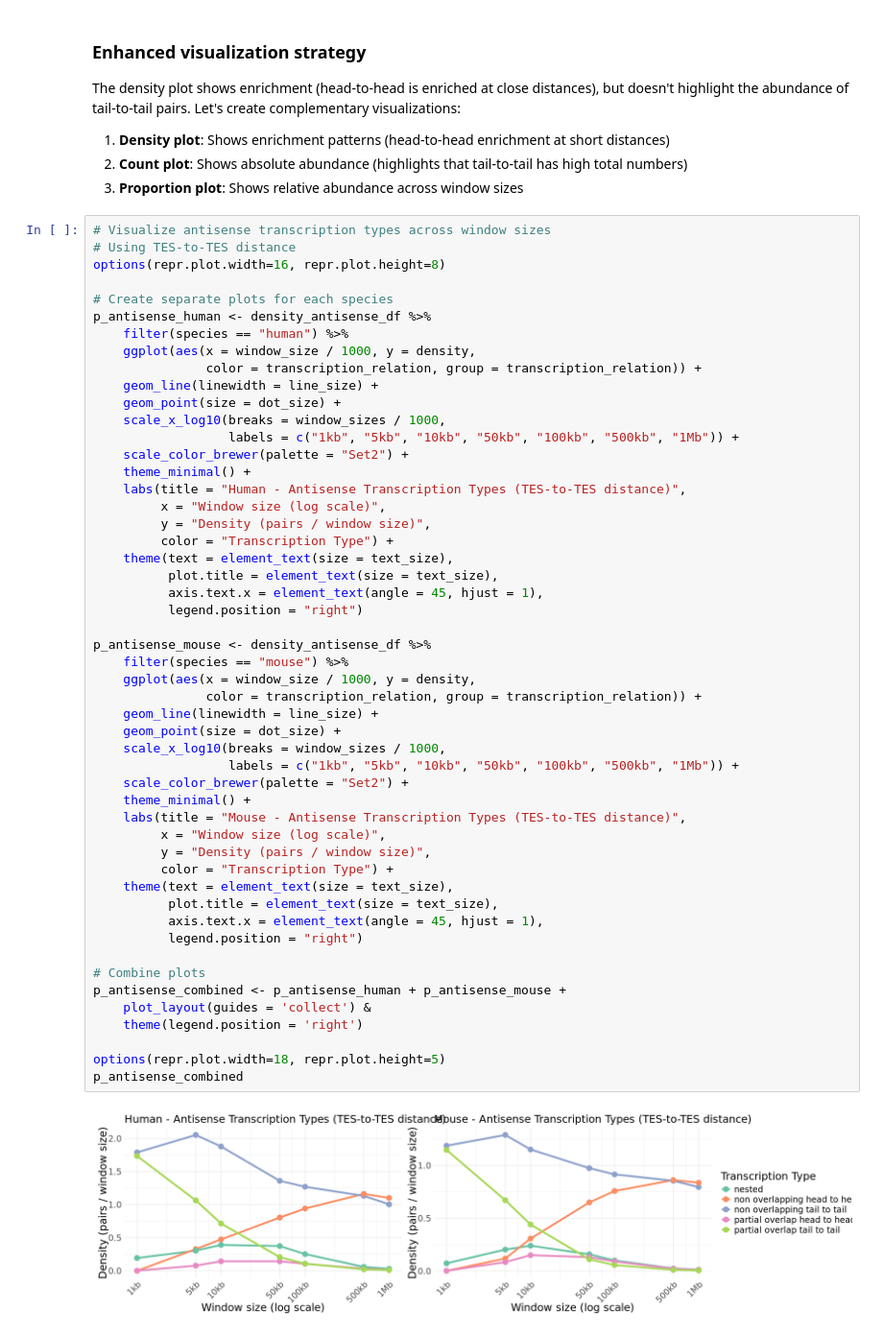
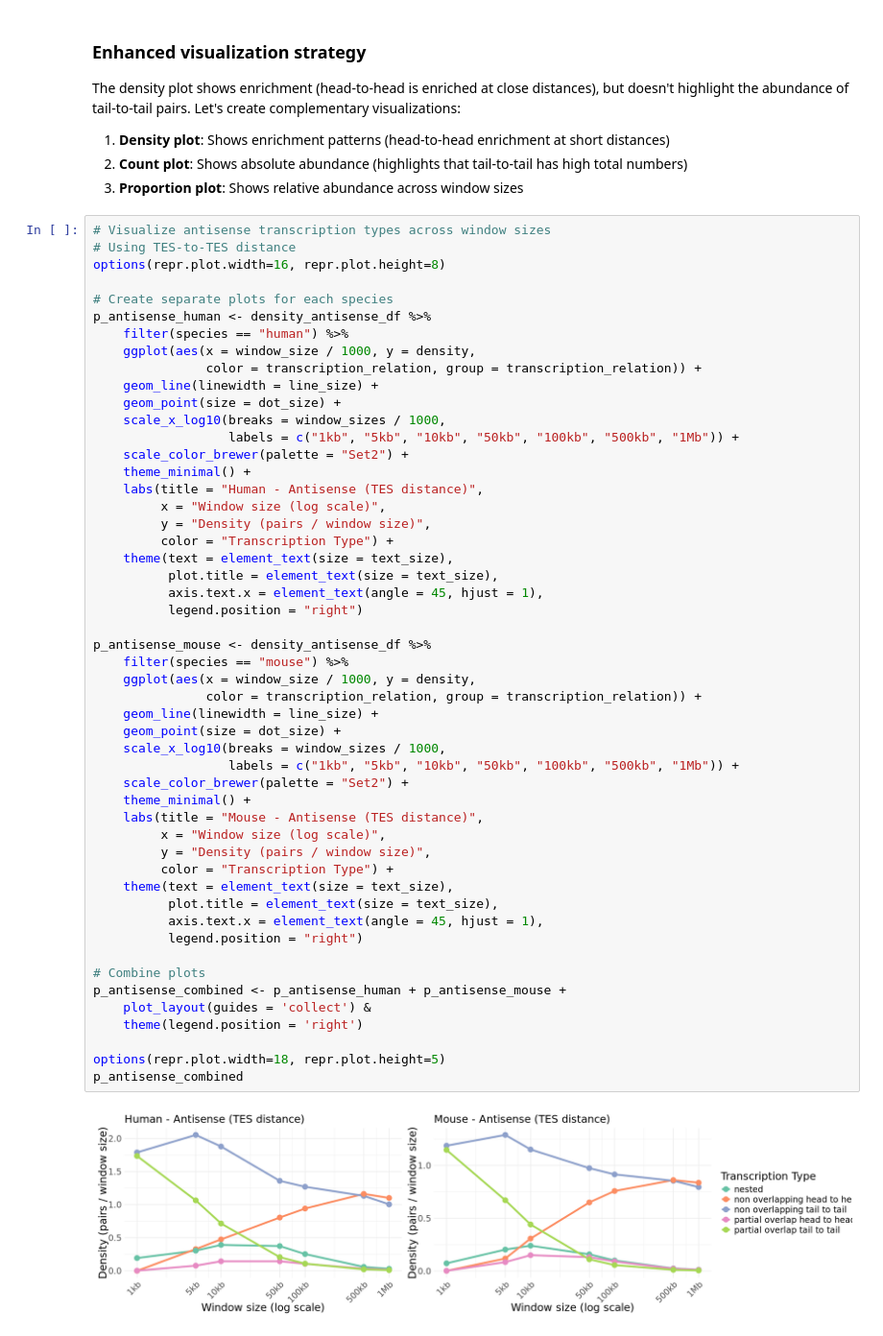
Before and after one commit to MartinLoza/lncRNA_TF_pairs_analysis, a Jupyter notebook: 04_Figure_window_size_and_GO/Analysis_transcription_type/05_Analysis_antisense_transcription_tail_to_tail.ipynb, the cells around one changed output. Shown at 96% size. Saved outputs shown, nothing was run; the diff lists cells and outputs as text.

Commit message:
Update analysis transcription type

```diff
--- a/04_Figure_window_size_and_GO/Analysis_transcription_type/05_Analysis_antisense_transcription_tail_to_tail.ipynb
+++ b/04_Figure_window_size_and_GO/Analysis_transcription_type/05_Analysis_antisense_transcription_tail_to_tail.ipynb
@@ -431,7 +431,7 @@ p_antisense_human <- density_antisense_df %>%
                   labels = c("1kb", "5kb", "10kb", "50kb", "100kb", "500kb", "1Mb")) +
     scale_color_brewer(palette = "Set2") +
     theme_minimal() +
-    labs(title = "Human - Antisense Transcription Types (TES-to-TES distance)",
+    labs(title = "Human - Antisense (TES distance)",
          x = "Window size (log scale)",
          y = "Density (pairs / window size)",
          color = "Transcription Type") +
@@ -439,32 +439,32 @@ p_antisense_human <- density_antisense_df %>%
           plot.title = element_text(size = text_size),
           axis.text.x = element_text(angle = 45, hjust = 1),
           legend.position = "right")
 
 p_antisense_mouse <- density_antisense_df %>%
     filter(species == "mouse") %>%
     ggplot(aes(x = window_size / 1000, y = density,
                color = transcription_relation, group = transcription_relation)) +
     geom_line(linewidth = line_size) +
     geom_point(size = dot_size) +
     scale_x_log10(breaks = window_sizes / 1000,
                   labels = c("1kb", "5kb", "10kb", "50kb", "100kb", "500kb", "1Mb")) +
     scale_color_brewer(palette = "Set2") +
     theme_minimal() +
-    labs(title = "Mouse - Antisense Transcription Types (TES-to-TES distance)",
+    labs(title = "Mouse - Antisense (TES distance)",
          x = "Window size (log scale)",
          y = "Density (pairs / window size)",
          color = "Transcription Type") +
     theme(text = element_text(size = text_size),
           plot.title = element_text(size = text_size),
           axis.text.x = element_text(angle = 45, hjust = 1),
           legend.position = "right")
 
 # Combine plots
 p_antisense_combined <- p_antisense_human + p_antisense_mouse +
     plot_layout(guides = 'collect') &
     theme(legend.position = 'right')
 
 options(repr.plot.width=18, repr.plot.height=5)
 p_antisense_combined
 # %% [output]
-[figure, old version]
+[figure, new version]
```
Also changed, not shown: parts of 3 cells of this notebook.
